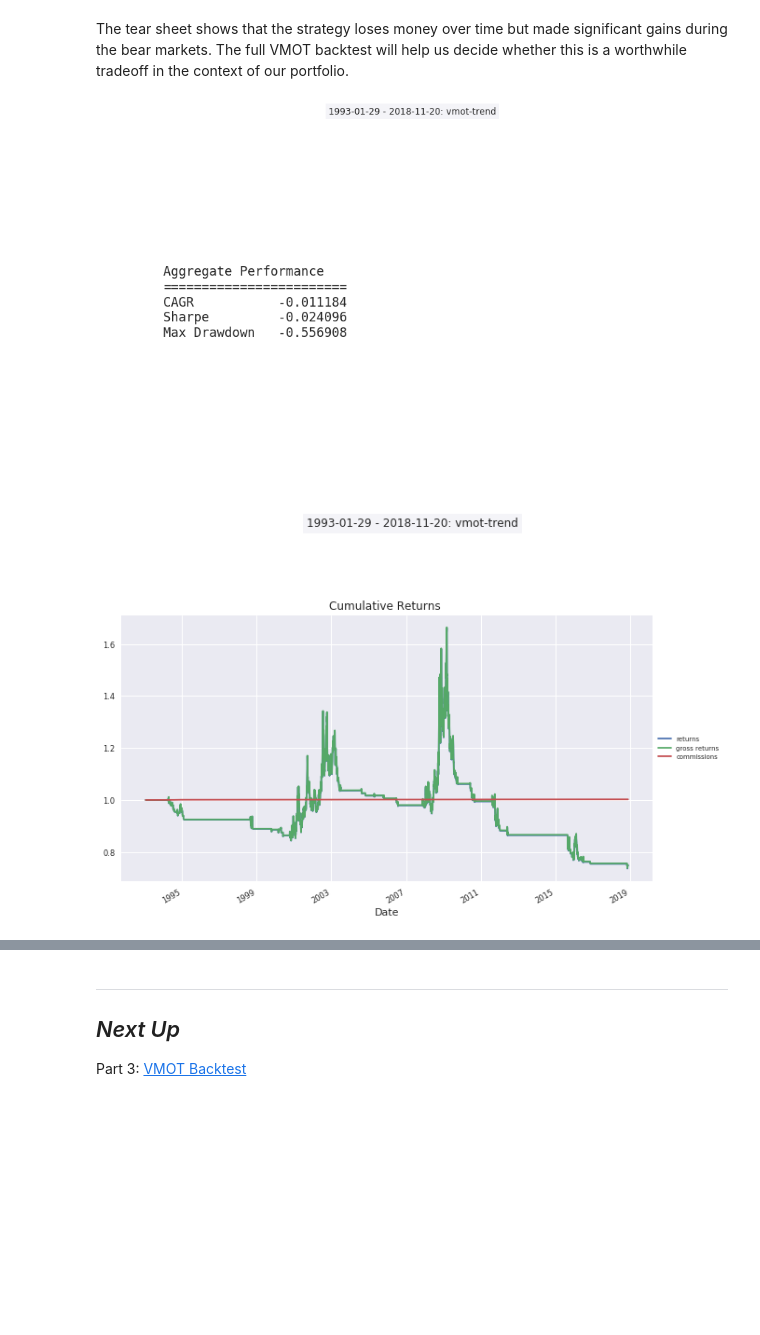
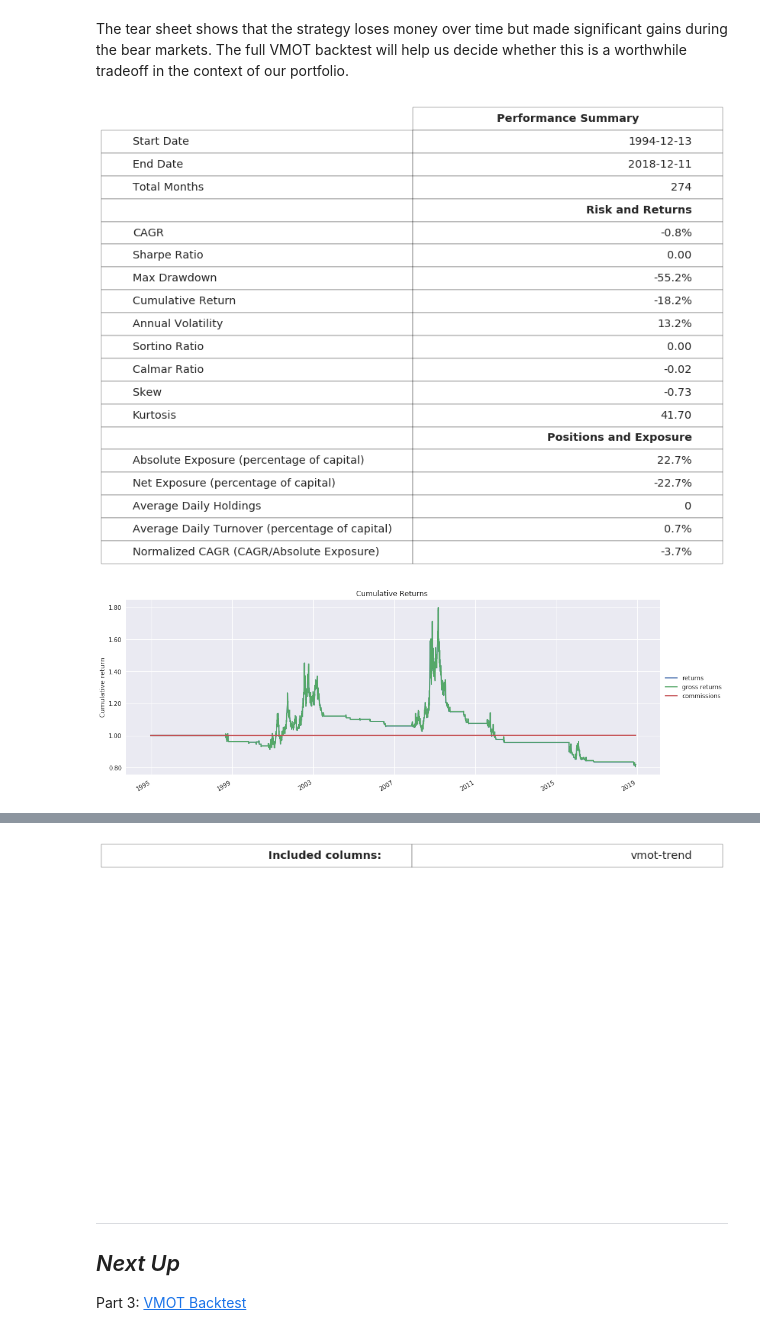
Before and after one commit to quantrocket-codeload/vmot, a Jupyter notebook: vmot/Part2-Trend-Strategy.ipynb, the cells around one changed output, grey strips where cells are left out. Cells and saved outputs as stored; diff of their text form; code cells hidden in the pictures; blank space fills up the shorter version.

```diff
--- a/vmot/Part2-Trend-Strategy.ipynb
+++ b/vmot/Part2-Trend-Strategy.ipynb
@@ -65,6 +63,6 @@ import moonchart
 # %%
-t = moonchart.Tearsheet()
-t.from_moonshot_csv("vmot_trend_backtest.csv")
+from moonchart import Tearsheet
+Tearsheet.from_moonshot_csv("vmot_trend_backtest.csv")
 # %% [output]
-[figure, old version]
+[figure, new version]
-[figure, old version]
+[figure, new version]
@@ -78,3 +76,4 @@ t.from_moonshot_csv("vmot_trend_backtest.csv")
+[figure, added]
 # %% [markdown]
 ***
 
```
Also changed, not shown: parts of 2 cells of this notebook, 3 other files.
